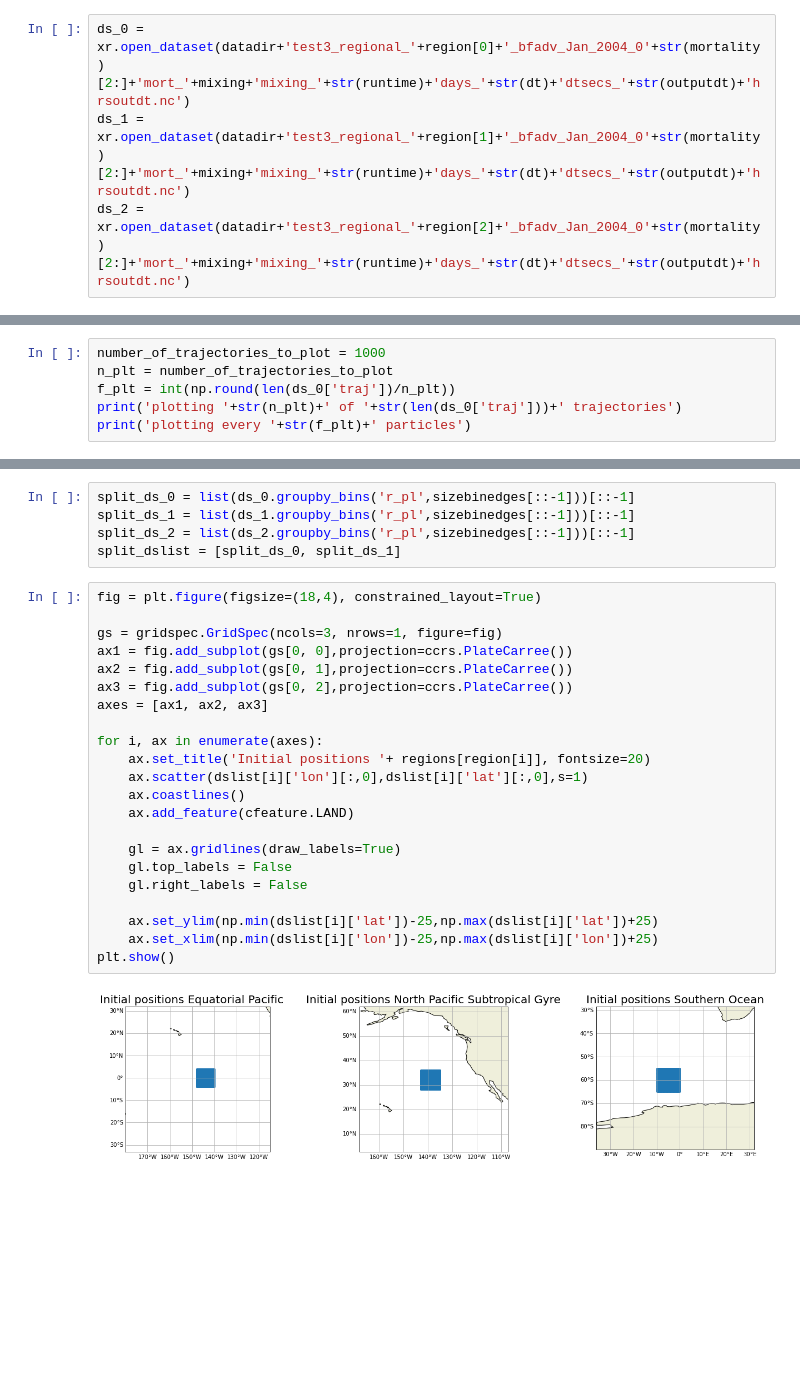
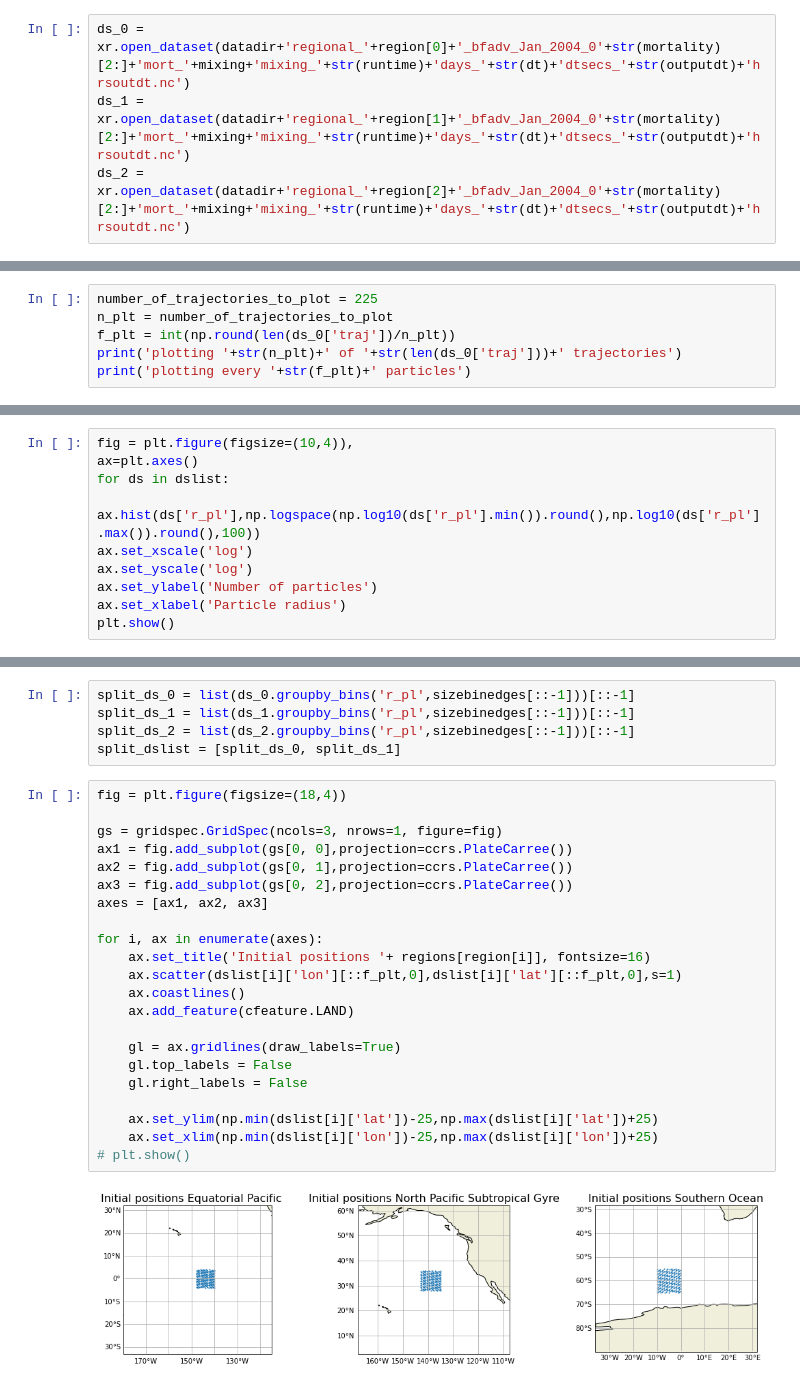
Before and after one commit to OceanParcels/biofouling_3dtransport_2, a Jupyter notebook: Analysis/Locations.ipynb, the cells around one changed output, grey strips where cells are left out. Saved outputs shown, nothing was run; the diff lists cells and outputs as text; blank space fills up the shorter version.

```diff
--- a/Analysis/Locations.ipynb
+++ b/Analysis/Locations.ipynb
@@ -31,13 +31,13 @@ outputdt = 12                 # [hours]
 mixing = 'no'
 sizebinedges = [1e-3, 0.5e-3, 1e-4, 1e-5, 1e-6]
 # %%
-ds_0 = xr.open_dataset(datadir+'test3_regional_'+region[0]+'_bfadv_Jan_2004_0'+str(mortality)[2:]+'mort_'+mixing+'mixing_'+str(runtime)+'days_'+str(dt)+'dtsecs_'+str(outputdt)+'hrsoutdt.nc')
-ds_1 = xr.open_dataset(datadir+'test3_regional_'+region[1]+'_bfadv_Jan_2004_0'+str(mortality)[2:]+'mort_'+mixing+'mixing_'+str(runtime)+'days_'+str(dt)+'dtsecs_'+str(outputdt)+'hrsoutdt.nc')
-ds_2 = xr.open_dataset(datadir+'test3_regional_'+region[2]+'_bfadv_Jan_2004_0'+str(mortality)[2:]+'mort_'+mixing+'mixing_'+str(runtime)+'days_'+str(dt)+'dtsecs_'+str(outputdt)+'hrsoutdt.nc')
+ds_0 = xr.open_dataset(datadir+'regional_'+region[0]+'_bfadv_Jan_2004_0'+str(mortality)[2:]+'mort_'+mixing+'mixing_'+str(runtime)+'days_'+str(dt)+'dtsecs_'+str(outputdt)+'hrsoutdt.nc')
+ds_1 = xr.open_dataset(datadir+'regional_'+region[1]+'_bfadv_Jan_2004_0'+str(mortality)[2:]+'mort_'+mixing+'mixing_'+str(runtime)+'days_'+str(dt)+'dtsecs_'+str(outputdt)+'hrsoutdt.nc')
+ds_2 = xr.open_dataset(datadir+'regional_'+region[2]+'_bfadv_Jan_2004_0'+str(mortality)[2:]+'mort_'+mixing+'mixing_'+str(runtime)+'days_'+str(dt)+'dtsecs_'+str(outputdt)+'hrsoutdt.nc')
 # %%
 dslist = [ds_0, ds_1, ds_2]
 # %%
-number_of_trajectories_to_plot = 1000
+number_of_trajectories_to_plot = 225
 n_plt = number_of_trajectories_to_plot
 f_plt = int(np.round(len(ds_0['traj'])/n_plt))
 print('plotting '+str(n_plt)+' of '+str(len(ds_0['traj']))+' trajectories')
@@ -47,0 +48,10 @@ plotting every 10 particles
+# %%
+fig = plt.figure(figsize=(10,4)),
+ax=plt.axes()
+for ds in dslist:
+    ax.hist(ds['r_pl'],np.logspace(np.log10(ds['r_pl'].min()).round(),np.log10(ds['r_pl'].max()).round(),100))
+ax.set_xscale('log')
+ax.set_yscale('log')
+ax.set_ylabel('Number of particles')
+ax.set_xlabel('Particle radius')
+plt.show()
@@ -51,27 +63,27 @@ split_ds_1 = list(ds_1.groupby_bins('r_pl',sizebinedges[::-1]))[::-1]
 split_ds_2 = list(ds_2.groupby_bins('r_pl',sizebinedges[::-1]))[::-1]
 split_dslist = [split_ds_0, split_ds_1]
 # %%
-fig = plt.figure(figsize=(18,4), constrained_layout=True)
+fig = plt.figure(figsize=(18,4))
 
 gs = gridspec.GridSpec(ncols=3, nrows=1, figure=fig)
 ax1 = fig.add_subplot(gs[0, 0],projection=ccrs.PlateCarree())
 ax2 = fig.add_subplot(gs[0, 1],projection=ccrs.PlateCarree())
 ax3 = fig.add_subplot(gs[0, 2],projection=ccrs.PlateCarree())
 axes = [ax1, ax2, ax3]
 
 for i, ax in enumerate(axes):
-    ax.set_title('Initial positions '+ regions[region[i]], fontsize=20)
-    ax.scatter(dslist[i]['lon'][:,0],dslist[i]['lat'][:,0],s=1)
+    ax.set_title('Initial positions '+ regions[region[i]], fontsize=16)
+    ax.scatter(dslist[i]['lon'][::f_plt,0],dslist[i]['lat'][::f_plt,0],s=1)
     ax.coastlines()
     ax.add_feature(cfeature.LAND)
 
     gl = ax.gridlines(draw_labels=True)
     gl.top_labels = False
     gl.right_labels = False
 
     ax.set_ylim(np.min(dslist[i]['lat'])-25,np.max(dslist[i]['lat'])+25)
     ax.set_xlim(np.min(dslist[i]['lon'])-25,np.max(dslist[i]['lon'])+25)
-plt.show()
+# plt.show()
 # %% [output]
-[figure, old version]
+[figure, new version]
 # %%
```
Also changed, not shown: parts of 5 cells of this notebook, 4 other files.
